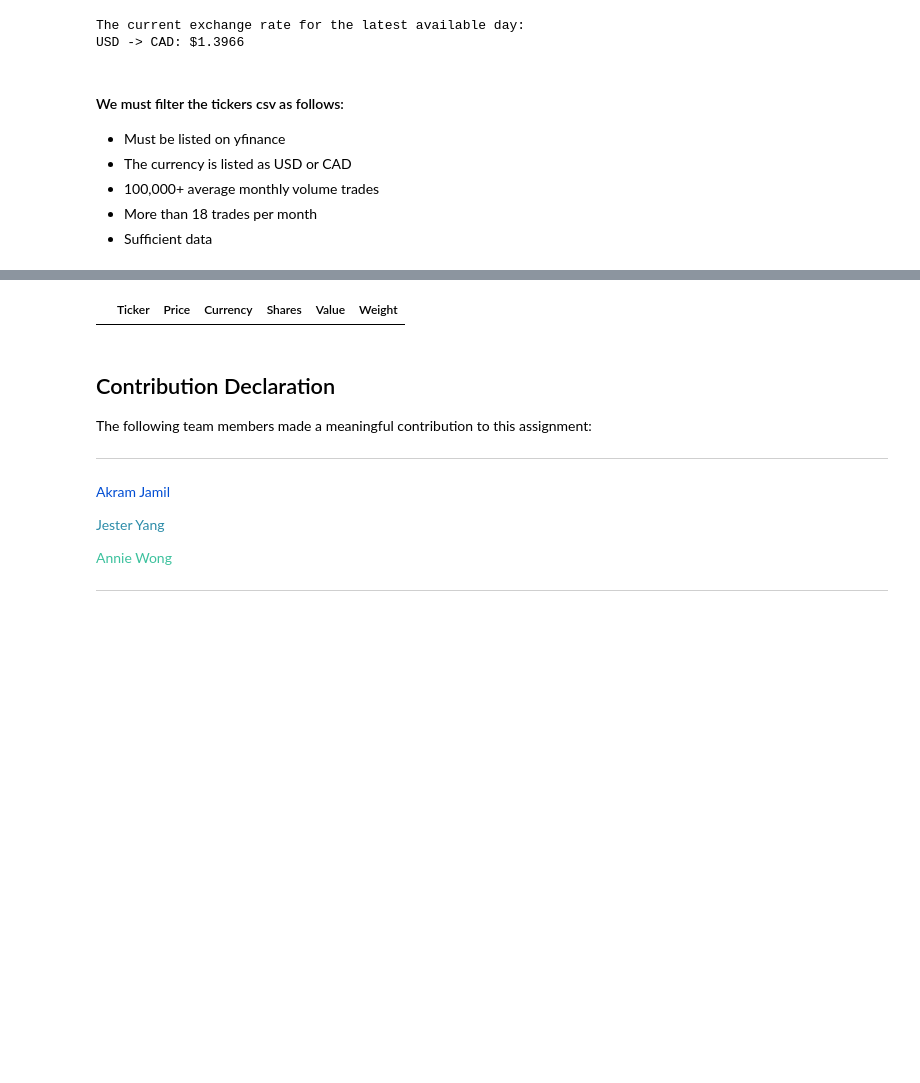
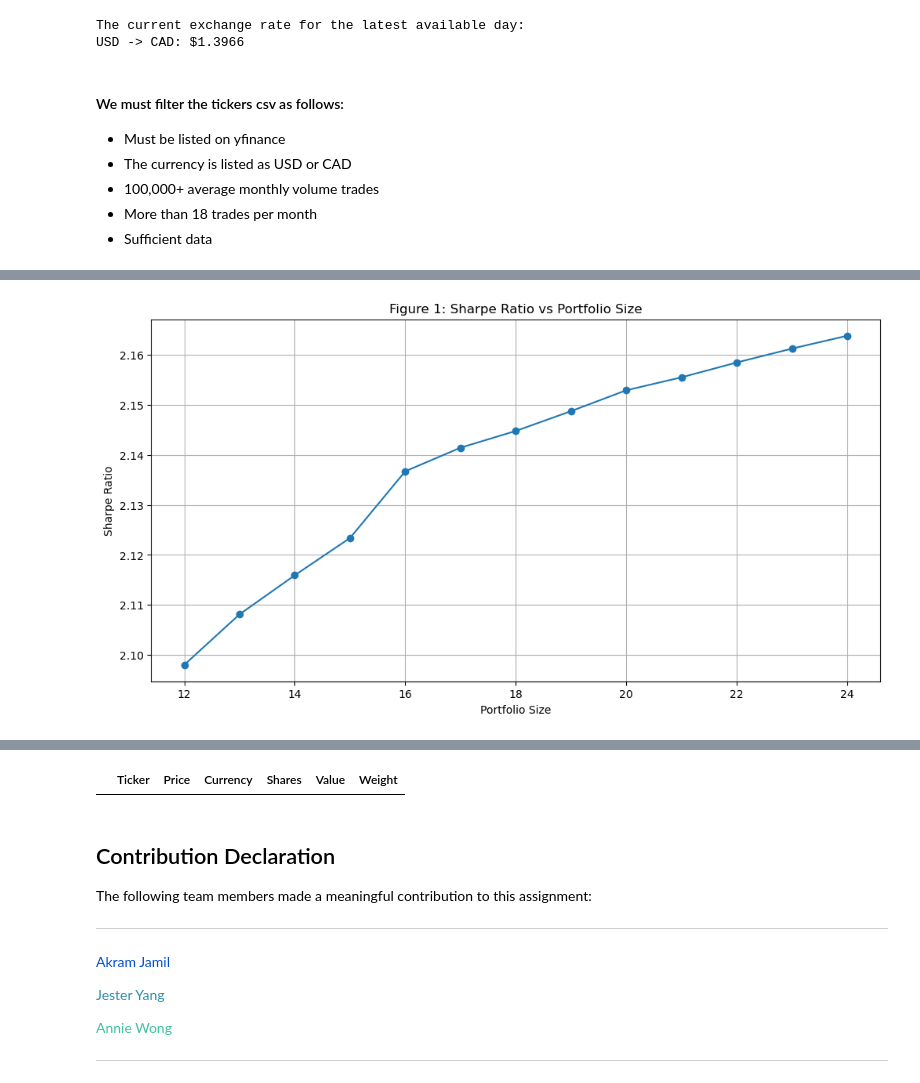
Before and after one commit to akramj13/CFM101-Project, a Jupyter notebook: Team 11 Assignment Jester.ipynb, the cells around one changed output, grey strips where cells are left out. Cells and saved outputs as stored; diff of their text form; code cells hidden in the pictures; blank space fills up the shorter version.

Commit message:
edited graphs and scoring functions

```diff
--- a/Team 11 Assignment Jester.ipynb
+++ b/Team 11 Assignment Jester.ipynb
@@ -327,11 +356,13 @@ NameError: name 'std' is not defined
 # %%
 # sharpe ratio optimization
-def optimal_sharpe(tickers, risk_free_rate, investment, data):
-    # download data
-    data = data
+
+def optimal_sharpe(tickers, risk_free_rate, investment):
+    # Load market data into a dataframe
+    data = pd.DataFrame()
+    for ticker in tickers:
+        data[ticker] = ticker_data[ticker]
 
     def neg_sharpe(weights):
-
         # determining number of shares of each stock that can be bought
         shares = []
         for i in range(len(tickers)):
@@ -379,6 +410,10 @@ def optimal_sharpe(tickers, risk_free_rate, investment, data):
     results = minimize(neg_sharpe, init_guess, method="SLSQP", bounds=bounds, constraints=constraints)
 
     return results
+
+# Example test case:
+# optimal = optimal_sharpe(ticker_lst, 0, 100)
+# print(f'Sharpe Ratio: {optimal.fun}\nOptimal Weights: \n{optimal.x}')
 # %%
 # Load market data into a dataframe
 s_p500 = yf.Ticker('^GSPC').history(start=start_date, end=end_date)['Close']
@@ -401,4 +446,41 @@ print(f'Market Variance: {market_variance}')
 # %%
 for i in range(min_stocks, max_stocks+1):
     current_stocks = list(scores.head(i).index)
-    weights = optimal_sharpe(current_stocks, 0, amount, data)
+    weights = optimal_sharpe(current_stocks, 0, amount)
+# %%
+# Define the function to calculate Sharpe Ratios for different portfolio sizes
+def sharpes_get(ticker_lst, risk_free_rate, investment, min_stocks, max_stocks):
+    """
+    Calculate Sharpe Ratios for different portfolio sizes and store the results in a DataFrame.
+    """
+    sharpes = []  # List to store Sharpe Ratios
+
+    # Loop through portfolio sizes from min_stocks to max_stocks
+    for i in range(min_stocks, max_stocks + 1):
+        # Extract the first 'i' tickers from the list
+        tickers_subset = ticker_lst[:i]
+
+        # Calculate the Sharpe Ratio for the subset using optimal_sharpe function
+        sharpe_ratio = -optimal_sharpe(tickers_subset, risk_free_rate, investment).fun
+
+        # Append the Sharpe Ratio to the list
+        sharpes.append((i, sharpe_ratio))
+
+    # Convert the results to a DataFrame
+    sharpes_df = pd.DataFrame(sharpes, columns=['Portfolio Size', 'Sharpe Ratio'])
+    return sharpes_df
+
+
+scored_tickers = scores.index.tolist()
+sharpes_df = sharpes_get(scored_tickers, risk_free_rate=0, investment=amount, min_stocks=min_stocks, max_stocks=max_stocks)
+
+# Plotting the results
+plt.figure(figsize=(12, 6))
+plt.plot(sharpes_df['Portfolio Size'], sharpes_df['Sharpe Ratio'], marker='o', linestyle='-')
+plt.title('Figure 1: Sharpe Ratio vs Portfolio Size')
+plt.xlabel('Portfolio Size')
+plt.ylabel('Sharpe Ratio')
+plt.grid(True)
+plt.show()
+# %% [output]
+[figure, added]
```
Also changed, not shown: parts of 10 cells of this notebook, 1 other file.
